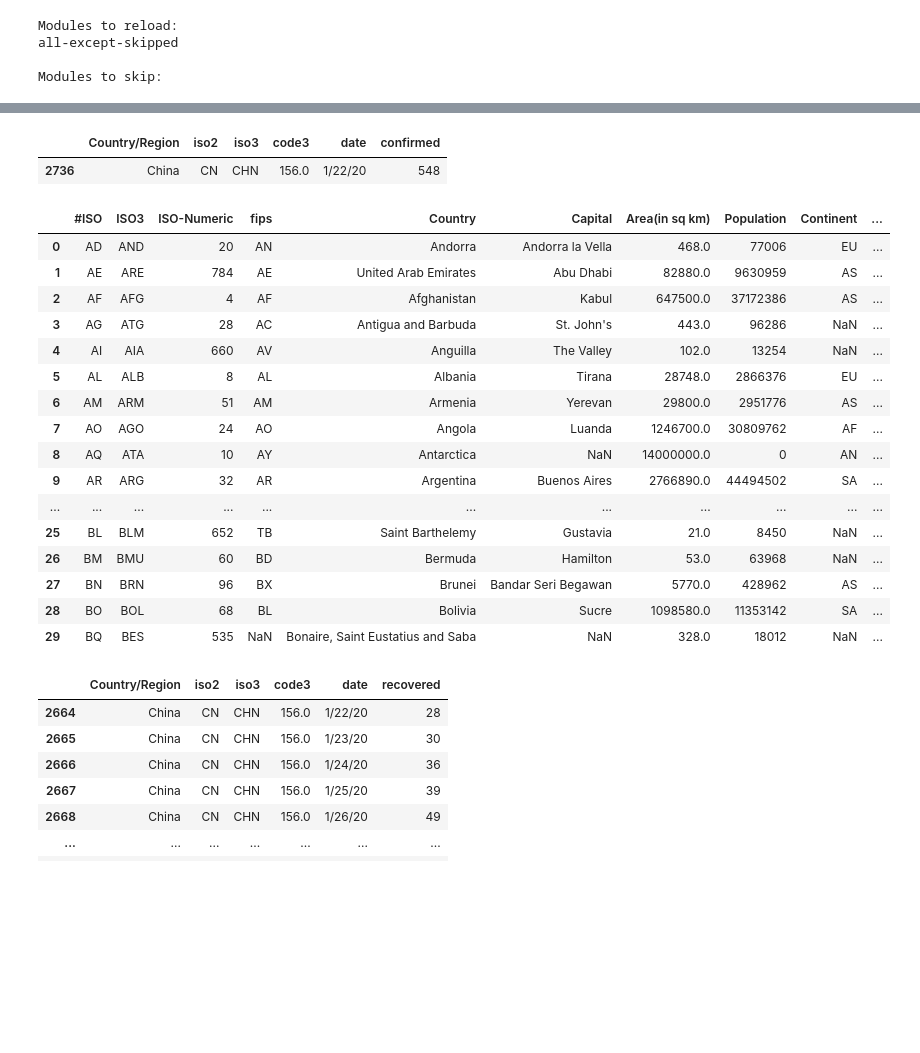
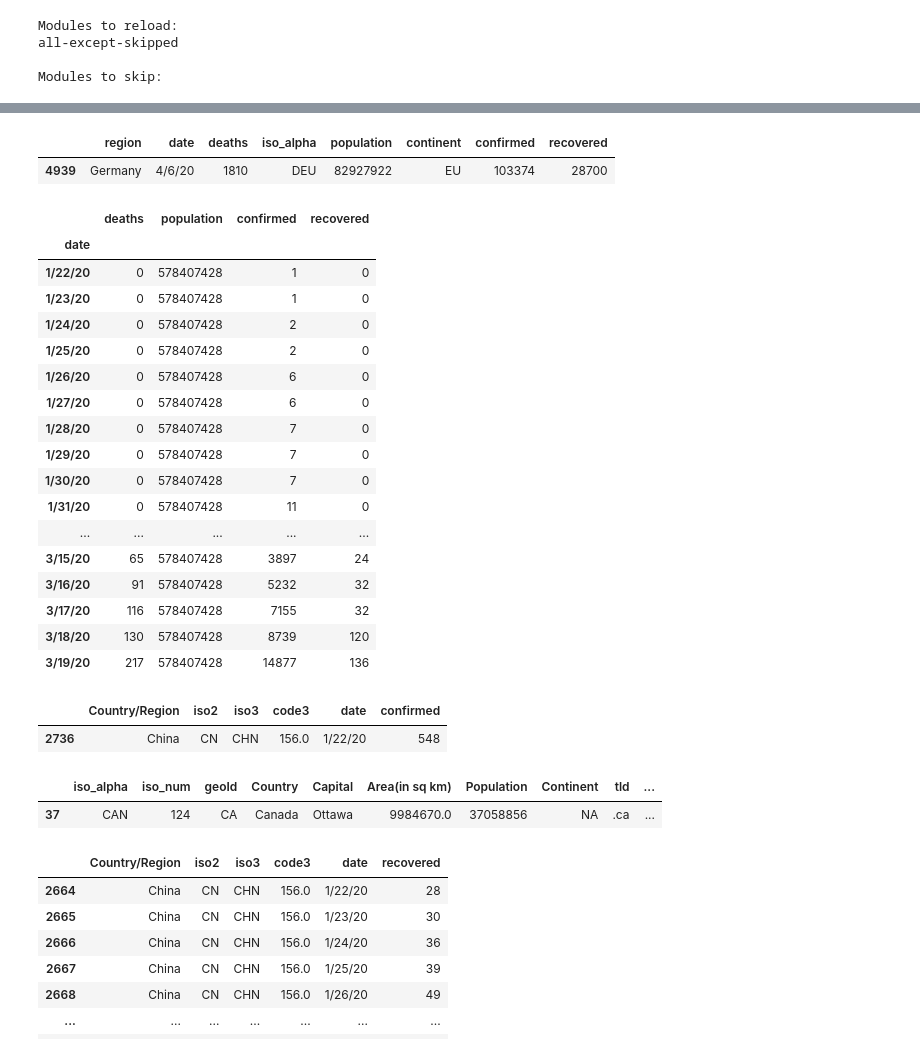
Before and after one commit to ditori1976/covid_app, a Jupyter notebook: DataLoader.ipynb, the cells around one changed output, grey strips where cells are left out. Cells and saved outputs as stored; diff of their text form; code cells hidden in the pictures; blank space fills up the shorter version.

Commit message:
add JHU data

```diff
--- a/DataLoader.ipynb
+++ b/DataLoader.ipynb
@@ -53,0 +128,45 @@ data.ecdc_raw
+# %%
+summary_country = data_norm[data_norm.date==data_norm.date.max()]#.groupby("iso_alpha").sum()
+
+
+
+aggregation = {
+    "cases": "sum",
+    "deaths": "sum",
+    "country": "max",
+    "population": "max",
+}
+#summary_country = summary_country.agg(aggregation)
+
+summary_country[summary_country.region=="Germany"]
+# %% [output]
+|  | region | date | deaths | iso_alpha | population | continent | confirmed | recovered |
+| 4939 | Germany | 4/6/20 | 1810 | DEU | 82927922 | EU | 103374 | 28700 |
+# %%
+timeseries = data_norm.groupby(["continent", "date"]).sum()
+
+world = timeseries.groupby("date").sum()
+world = pd.DataFrame(index=[pd.Series(data="world").repeat(len(world.index)), world.index], data=world.values, columns=world.columns)
+
+timeseries = pd.concat([timeseries, world])
+timeseries#.loc["world","confirmed"]
+timeseries.loc["NA"].head(50)
+# %% [output]
+|  | deaths | population | confirmed | recovered |
+| date |  |  |  |  |
+| 1/22/20 | 0 | 578407428 | 1 | 0 |
+| 1/23/20 | 0 | 578407428 | 1 | 0 |
+| 1/24/20 | 0 | 578407428 | 2 | 0 |
+| 1/25/20 | 0 | 578407428 | 2 | 0 |
+| 1/26/20 | 0 | 578407428 | 6 | 0 |
+| 1/27/20 | 0 | 578407428 | 6 | 0 |
+| 1/28/20 | 0 | 578407428 | 7 | 0 |
+| 1/29/20 | 0 | 578407428 | 7 | 0 |
+| 1/30/20 | 0 | 578407428 | 7 | 0 |
+| 1/31/20 | 0 | 578407428 | 11 | 0 |
+| ... | ... | ... | ... | ... |
+| 3/15/20 | 65 | 578407428 | 3897 | 24 |
+| 3/16/20 | 91 | 578407428 | 5232 | 32 |
+| 3/17/20 | 116 | 578407428 | 7155 | 32 |
+| 3/18/20 | 130 | 578407428 | 8739 | 120 |
+| 3/19/20 | 217 | 578407428 | 14877 | 136 |
@@ -60,26 +189,13 @@ test[test.date=="1/22/20"]
 | 2736 | China | CN | CHN | 156.0 | 1/22/20 | 548 |
 # %%
 geonames_country_info = "http://download.geonames.org/export/dump/countryInfo.txt"
-country_info = pd.read_csv(geonames_country_info, skiprows=49, delimiter="\t")
-country_info.head(30)
+country_info = pd.read_csv(geonames_country_info, skiprows=49, delimiter="\t", na_filter=False)
+country_info.drop(columns=["#ISO"], inplace=True)
+country_info.rename(columns={"fips": "geoId", "ISO3":"iso_alpha", "ISO-Numeric": "iso_num"}, inplace=True)
+country_info[country_info.Country=="Canada"].head(3)
 # %% [output]
-|  | #ISO | ISO3 | ISO-Numeric | fips | Country | Capital | Area(in sq km) | Population | Continent | ... |
-| 0 | AD | AND | 20 | AN | Andorra | Andorra la Vella | 468.0 | 77006 | EU | ... |
-| 1 | AE | ARE | 784 | AE | United Arab Emirates | Abu Dhabi | 82880.0 | 9630959 | AS | ... |
-| 2 | AF | AFG | 4 | AF | Afghanistan | Kabul | 647500.0 | 37172386 | AS | ... |
-| 3 | AG | ATG | 28 | AC | Antigua and Barbuda | St. John's | 443.0 | 96286 | NaN | ... |
-| 4 | AI | AIA | 660 | AV | Anguilla | The Valley | 102.0 | 13254 | NaN | ... |
-| 5 | AL | ALB | 8 | AL | Albania | Tirana | 28748.0 | 2866376 | EU | ... |
-| 6 | AM | ARM | 51 | AM | Armenia | Yerevan | 29800.0 | 2951776 | AS | ... |
-| 7 | AO | AGO | 24 | AO | Angola | Luanda | 1246700.0 | 30809762 | AF | ... |
-| 8 | AQ | ATA | 10 | AY | Antarctica | NaN | 14000000.0 | 0 | AN | ... |
-| 9 | AR | ARG | 32 | AR | Argentina | Buenos Aires | 2766890.0 | 44494502 | SA | ... |
-| ... | ... | ... | ... | ... | ... | ... | ... | ... | ... | ... |
-| 25 | BL | BLM | 652 | TB | Saint Barthelemy | Gustavia | 21.0 | 8450 | NaN | ... |
-| 26 | BM | BMU | 60 | BD | Bermuda | Hamilton | 53.0 | 63968 | NaN | ... |
-| 27 | BN | BRN | 96 | BX | Brunei | Bandar Seri Begawan | 5770.0 | 428962 | AS | ... |
-| 28 | BO | BOL | 68 | BL | Bolivia | Sucre | 1098580.0 | 11353142 | SA | ... |
-| 29 | BQ | BES | 535 | NaN | Bonaire, Saint Eustatius and Saba | NaN | 328.0 | 18012 | NaN | ... |
+|  | iso_alpha | iso_num | geoId | Country | Capital | Area(in sq km) | Population | Continent | tld | ... |
+| 37 | CAN | 124 | CA | Canada | Ottawa | 9984670.0 | 37058856 | NA | .ca | ... |
 # %%
 def create_timeseries(data, lookup, id_vars, var_name, value_name):
     timeseries_d = pd.melt(data, id_vars=id_vars, var_name=var_name, value_name=value_name)
```
Also changed, not shown: parts of 15 cells of this notebook, 2 other files.
